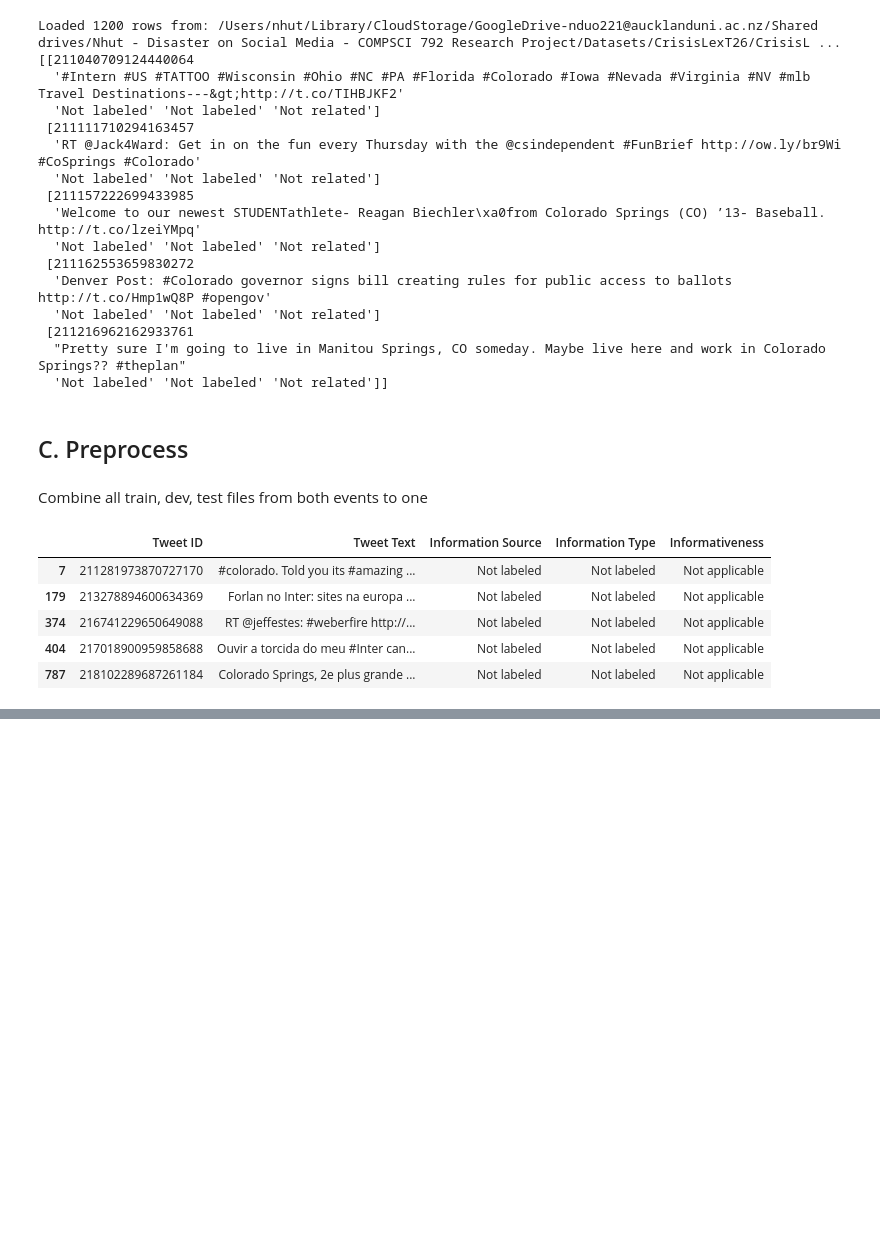
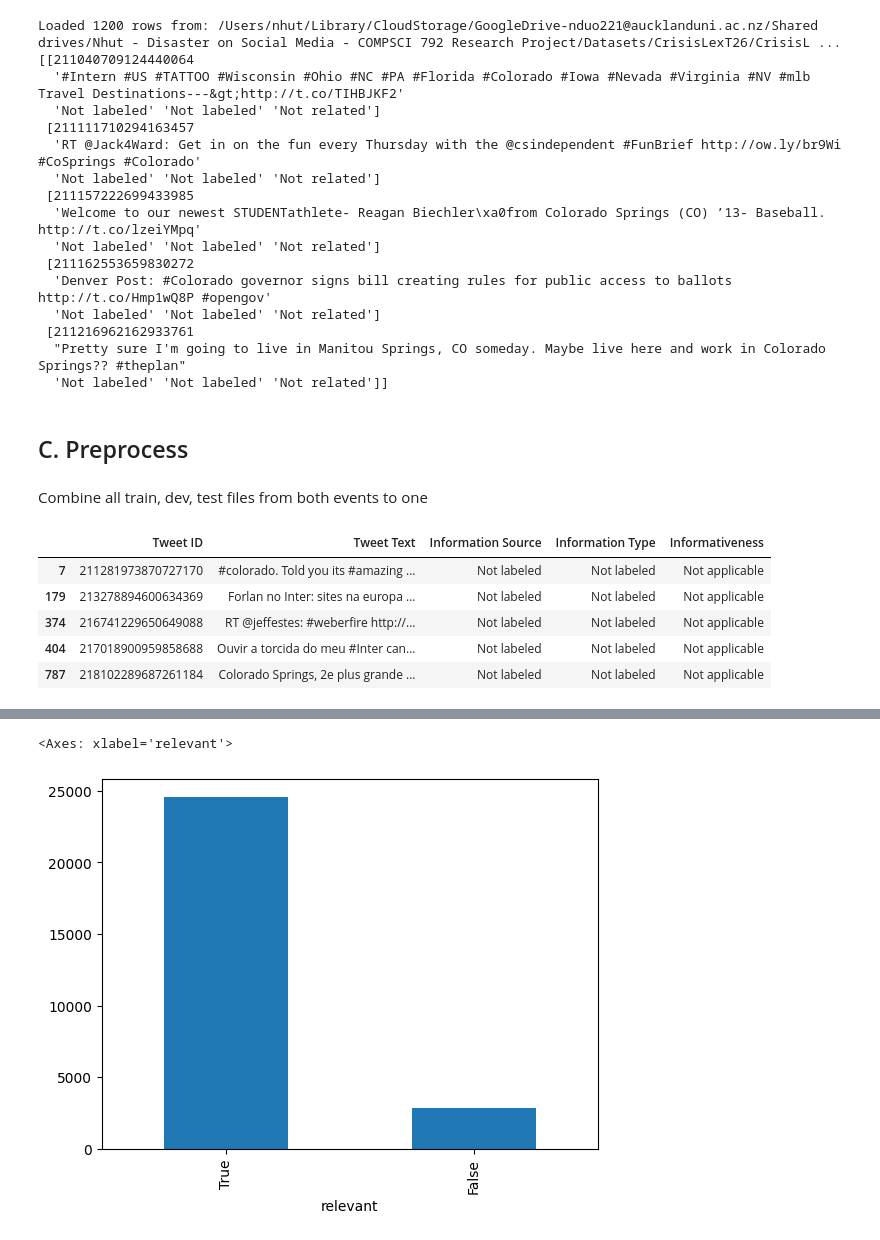
Before and after one commit to dhnhut/disaster-tweets, a Jupyter notebook: notebooks/0_dataset_CrisisLexT26.ipynb, the cells around one changed output, grey strips where cells are left out. Saved outputs shown, nothing was run; the diff lists cells and outputs as text; code cells hidden in the pictures; blank space fills up the shorter version.

```diff
--- a/notebooks/0_dataset_CrisisLexT26.ipynb
+++ b/notebooks/0_dataset_CrisisLexT26.ipynb
@@ -364,0 +429,5 @@ merged_df.to_csv( 'datasets/CrisisLexT26.csv', index=False)
+# %%
+merged_df['relevant'].value_counts().plot(kind='bar')
+# %% [output]
+<Axes: xlabel='relevant'>
+[figure, added]
```
Also changed, not shown: parts of 5 cells of this notebook.
